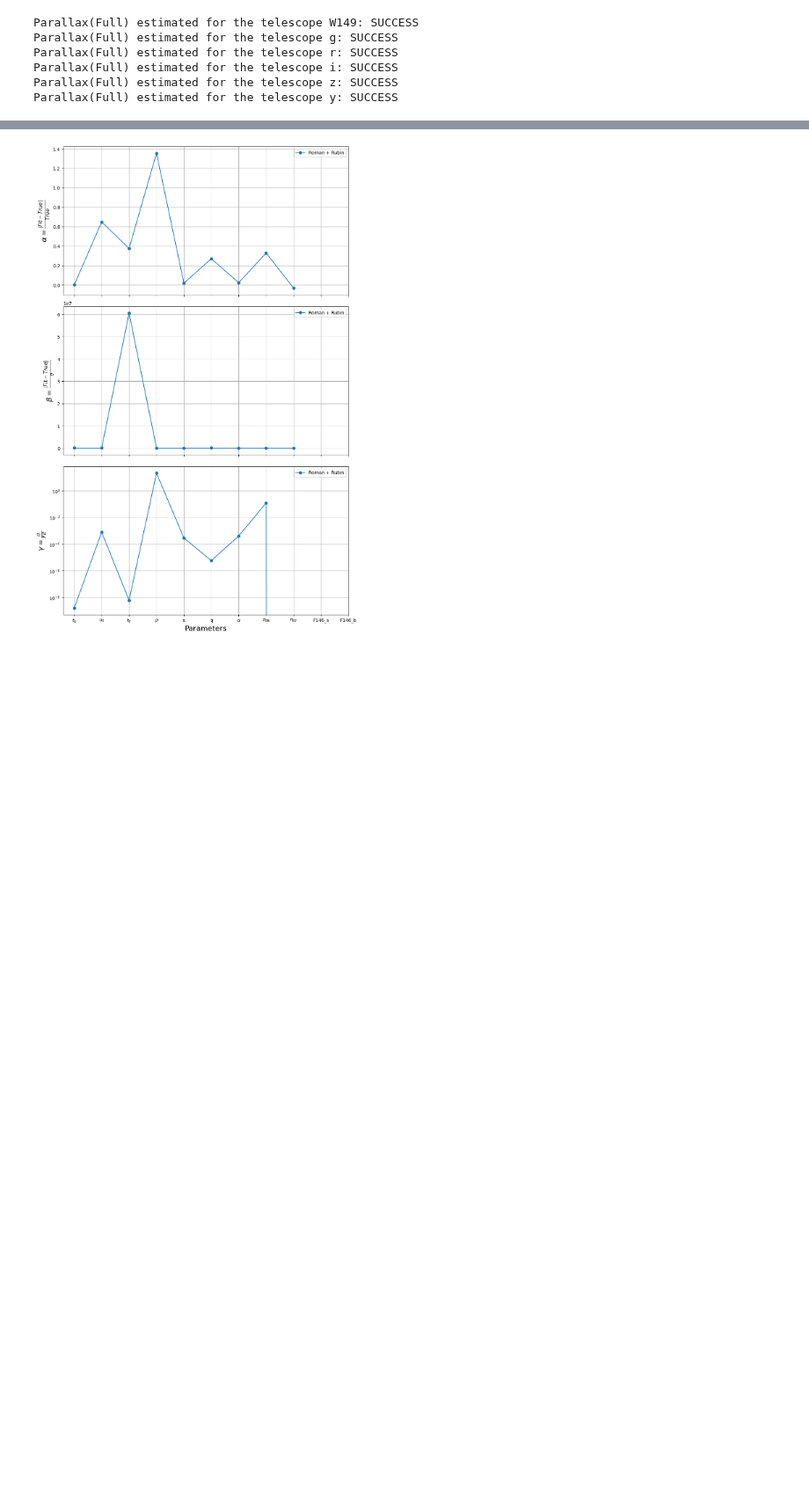
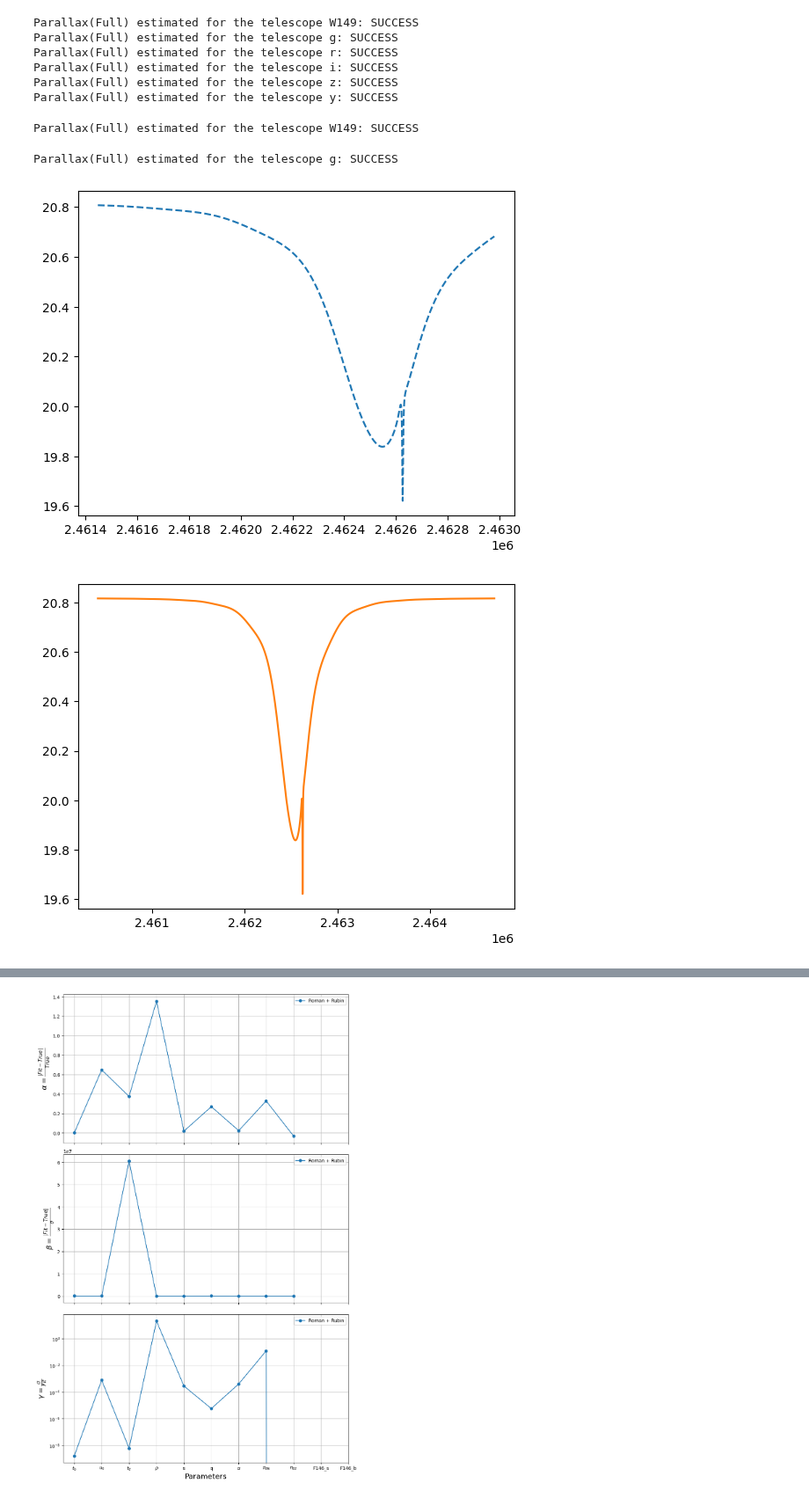
Before and after one commit to anibal-art/roman_rubin, a Jupyter notebook: notebooks/Plot_sim_and_fit.ipynb, the cells around one changed output, grey strips where cells are left out. Shown at 88% size. Cells and saved outputs as stored; diff of their text form; code cells hidden in the pictures; blank space fills up the shorter version.

```diff
--- a/notebooks/Plot_sim_and_fit.ipynb
+++ b/notebooks/Plot_sim_and_fit.ipynb
@@ -160,30 +161,35 @@ else:
 #                           mode="expand", borderaxespad=0, ncol=3)
 # plt.show()
 # %%
-# from bokeh.plotting import figure, show
-# # Create a Bokeh figure
-# bokeh_plot = figure(
-#     width=800*2, height=400*2,
-#     title="Microlensing Photometric Models",
-#     x_axis_label="Time",
-#     y_axis_label="Magnitude",
-#     tools="pan,wheel_zoom,box_zoom,reset"
-# )
+from bokeh.plotting import figure, show
+# Create a Bokeh figure
+bokeh_plot = figure(
+    width=800*2, height=400*2,
+    title="Microlensing Photometric Models",
+    x_axis_label="Time",
+    y_axis_label="Magnitude",
+    tools="pan,wheel_zoom,box_zoom,reset"
+)
 
-# # Call the function to plot the photometric models
-# pyLIMA_plots.plot_photometric_models(
-#     figure_axe=None,  # Pass None if you're only using Bokeh
-#     microlensing_model=model_true,
-#     model_parameters=true_params,
-#     bokeh_plot=bokeh_plot,
-#     plot_unit='Mag'
-# )
+# Call the function to plot the photometric models
+pyLIMA_plots.plot_photometric_models(
+    figure_axe=None,  # Pass None if you're only using Bokeh
+    microlensing_model=model_true,
+    model_parameters=true_params,
+    bokeh_plot=bokeh_plot,
+    plot_unit='Mag'
+)
 
-# pyLIMA_plots.plot_aligned_data(figure_axe=None,  # Pass None if you're only using Bokeh
-#     microlensing_model=model_true,
-#     model_parameters=true_params,
-#     bokeh_plot=bokeh_plot,
-#     plot_unit='Mag'
-# )
-# bokeh_plot.y_range.flipped = True
-# show(bokeh_plot)
+pyLIMA_plots.plot_aligned_data(figure_axe=None,  # Pass None if you're only using Bokeh
+    microlensing_model=model_true,
+    model_parameters=true_params,
+    bokeh_plot=bokeh_plot,
+    plot_unit='Mag'
+)
+bokeh_plot.y_range.flipped = True
+show(bokeh_plot)
+# %% [output]
+Parallax(Full) estimated for the telescope W149: SUCCESS
+Parallax(Full) estimated for the telescope g: SUCCESS
+[figure, added]
+[figure, added]
```
Also changed, not shown: parts of 16 cells of this notebook, 6 other files.
